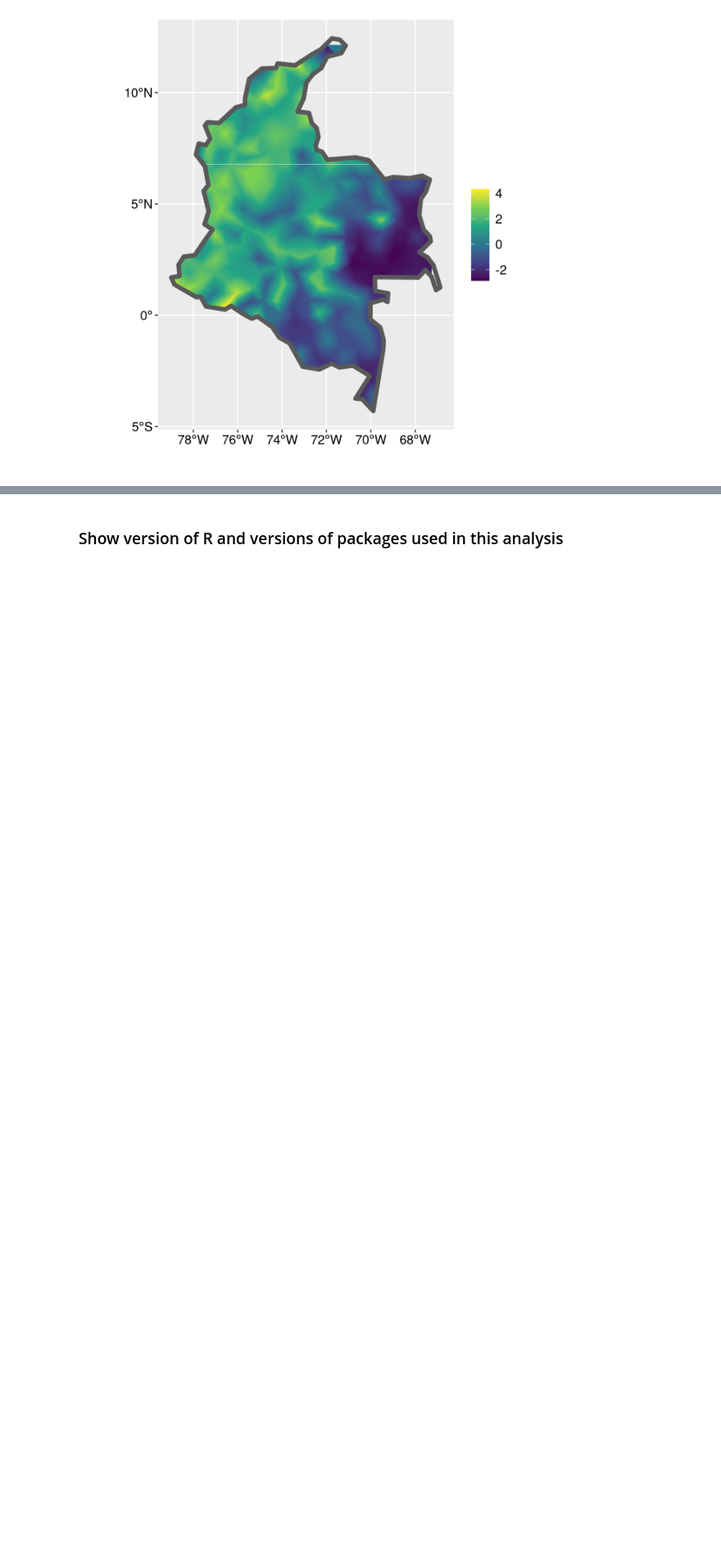
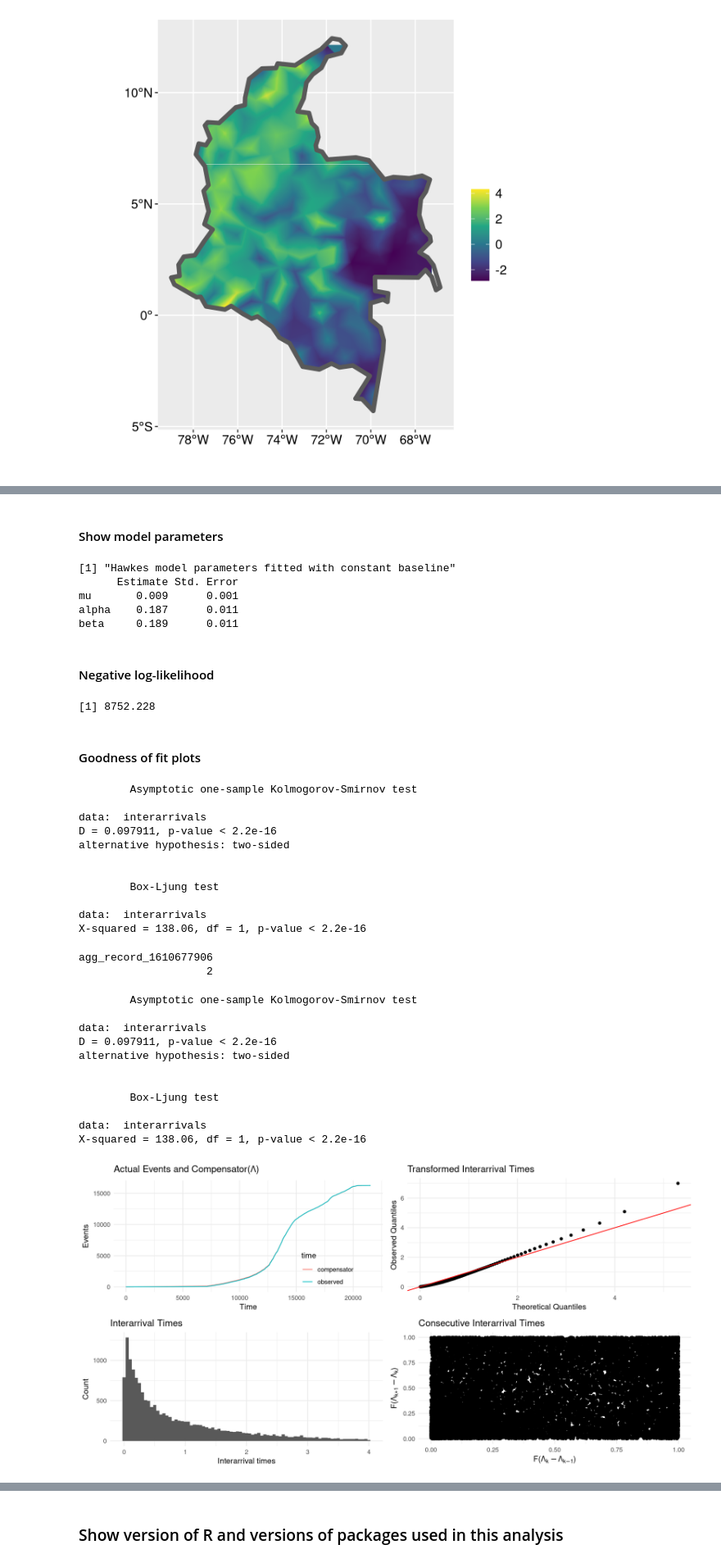
Before and after one commit to ElisavetPappa/col-conflict-sv, a Jupyter notebook: Pappa_et_al_EntireConflict.ipynb, the cells around one changed output, grey strips where cells are left out. Shown at 82% size. Drawn from its saved outputs; the diff is of its cells as text; code cells hidden in the pictures; blank space fills up the shorter version.

```diff
--- a/Pappa_et_al_EntireConflict.ipynb
+++ b/Pappa_et_al_EntireConflict.ipynb
@@ -666,0 +679,53 @@ X-squared = 144.06, df = 1, p-value < 2.2e-16
+# %% [markdown]
+#### Show model parameters
+# %%
+print("Hawkes model parameters fitted with constant baseline")
+print(round(hawkes_model_coefs, 3))
+# %% [output]
+[1] "Hawkes model parameters fitted with constant baseline"
+      Estimate Std. Error
+mu       0.009      0.001
+alpha    0.187      0.011
+beta     0.189      0.011
+# %% [markdown]
+#### Negative log-likelihood
+# %%
+print(round(fit$objective, 3))
+# %% [output]
+[1] 8752.228
+# %% [markdown]
+#### Goodness of fit plots
+# %%
+# Save plot with png as ggsave doesn't like multi-panel plot objects
+png(paste0(output_dir, "FigureS4A_hawkes_gof.png"), width = 1000, height = 800)
+show_hawkes_GOF(fit)
+dev.off()
+
+show_hawkes_GOF(fit)
+par <- get_coefs(fit)[,1]
+# %% [output]
+        Asymptotic one-sample Kolmogorov-Smirnov test
+
+data:  interarrivals
+D = 0.097911, p-value < 2.2e-16
+alternative hypothesis: two-sided
+
+
+        Box-Ljung test
+
+data:  interarrivals
+X-squared = 138.06, df = 1, p-value < 2.2e-16
+agg_record_1610677906
+                    2
+        Asymptotic one-sample Kolmogorov-Smirnov test
+
+data:  interarrivals
+D = 0.097911, p-value < 2.2e-16
+alternative hypothesis: two-sided
+
+
+        Box-Ljung test
+
+data:  interarrivals
+X-squared = 138.06, df = 1, p-value < 2.2e-16
+[figure, added]
```
Also changed, not shown: parts of 58 cells of this notebook, 1 other file.
